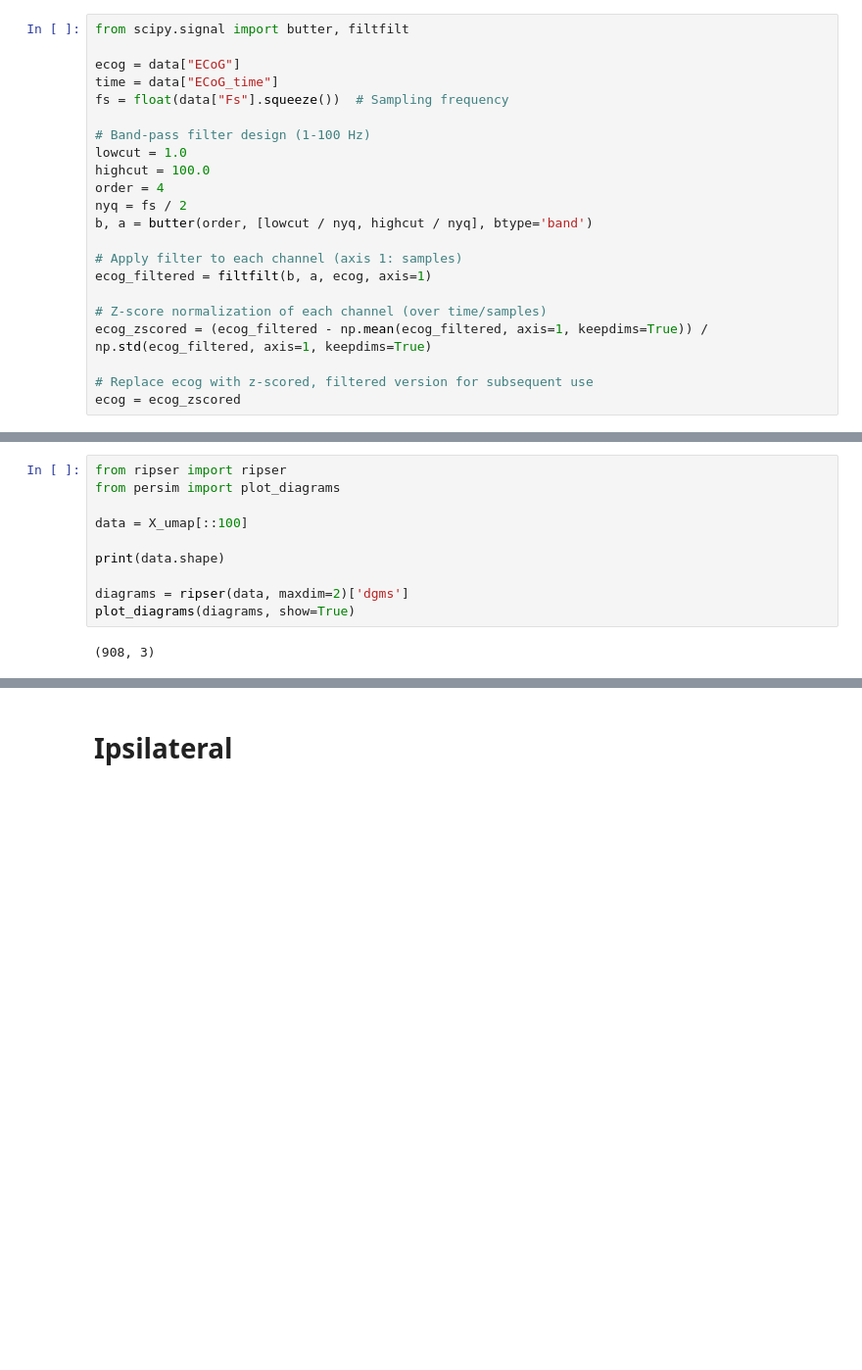
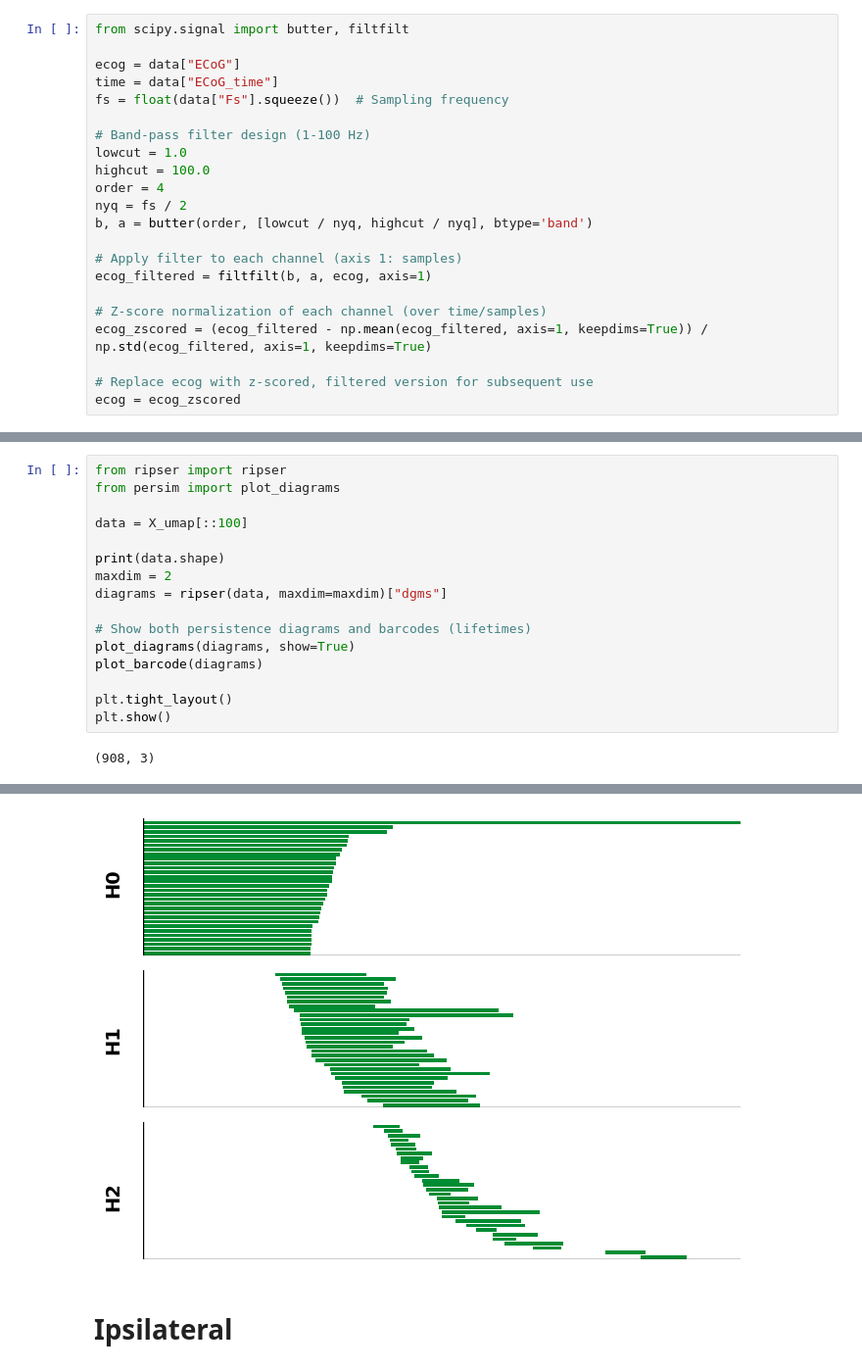
Before and after one commit to poolsar42/motor_cortex, a Jupyter notebook: analysis.ipynb, the cells around one changed output, grey strips where cells are left out. Shown at 98% size. Drawn from its saved outputs; the diff is of its cells as text; blank space fills up the shorter version.

```diff
--- a/analysis.ipynb
+++ b/analysis.ipynb
@@ -211,16 +249,23 @@ Explained variance by first 6 PCs: 0.8667281424110854
 # %%
 from ripser import ripser
 from persim import plot_diagrams
 
 data = X_umap[::100]
 
 print(data.shape)
+maxdim = 2
+diagrams = ripser(data, maxdim=maxdim)["dgms"]
 
-diagrams = ripser(data, maxdim=2)['dgms']
+# Show both persistence diagrams and barcodes (lifetimes)
 plot_diagrams(diagrams, show=True)
+plot_barcode(diagrams)
+
+plt.tight_layout()
+plt.show()
 # %% [output]
 (908, 3)
 [figure]
+[figure, added]
 # %% [markdown]
 # Ipsilateral
 # %%
```
Also changed, not shown: parts of 6 cells of this notebook, 1 other file.
